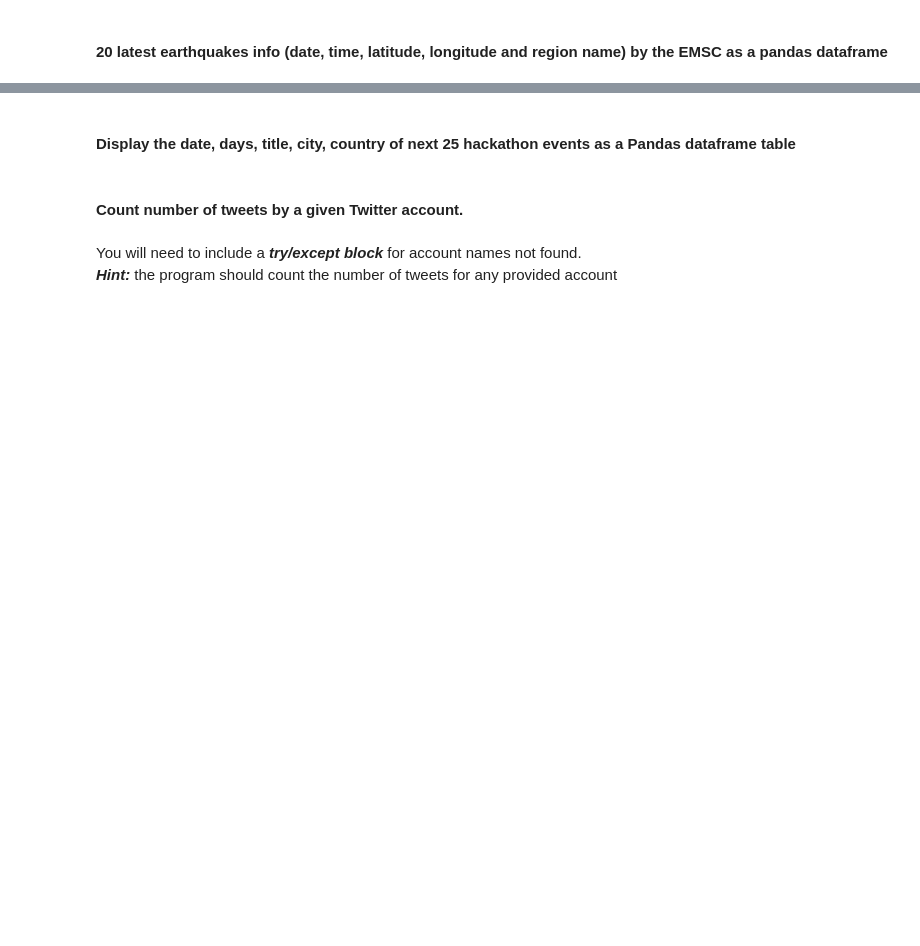
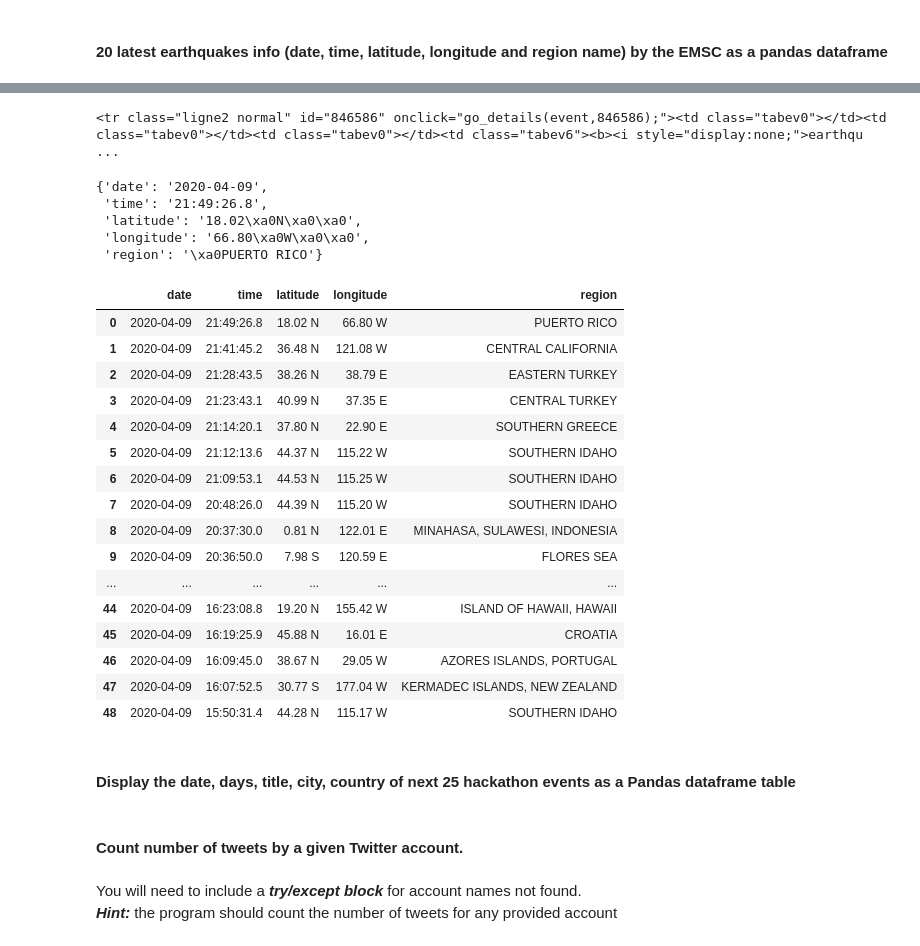
Before and after one commit to ironhack-datalabs/datamad0320, a Jupyter notebook: module-1/lab-web-scraping/your-code/main.ipynb, the cells around one changed output, grey strips where cells are left out. Drawn from its saved outputs; the diff is of its cells as text; code cells hidden in the pictures; blank space fills up the shorter version.

```diff
--- a/module-1/lab-web-scraping/your-code/main.ipynb
+++ b/module-1/lab-web-scraping/your-code/main.ipynb
@@ -127,4 +201,4 @@ url = 'https://www.fbi.gov/wanted/topten'
 ####  20 latest earthquakes info (date, time, latitude, longitude and region name) by the EMSC as a pandas dataframe
 # %%
 # This is the url you will scrape in this exercise
-url = 'https://www.emsc-csem.org/Earthquake/'
+url_Earth = 'https://www.emsc-csem.org/Earthquake/'
@@ -132,0 +205,5 @@ url = 'https://www.emsc-csem.org/Earthquake/'
+# %%
+res_earth= requests.get(url_Earth)
+soup_earth = BeautifulSoup(res_earth.text)
+earth = soup_earth.select("#tbody tr td.tabev1")
+earth[0].text
@@ -133,3 +225,50 @@ url = 'https://www.emsc-csem.org/Earthquake/'
+# %%
+earth3= soup_earth.find("tbody").find_all("tr")[1:]
+print(earth3[0])
+# %% [output]
+<tr class="ligne2 normal" id="846586" onclick="go_details(event,846586);"><td class="tabev0"></td><td class="tabev0"></td><td class="tabev0"></td><td class="tabev6"><b><i style="display:none;">earthqu ...
+# %%
+def terremotos(tag):
+    td6 = tag.select("td.tabev6")
+    td1 = tag.select("td.tabev1")
+    td2 = tag.select("td.tabev2")
+    tdr = tag.select("td.tb_region")
+    return {
+        "date" : td6[0].find("a").text.split()[0],
+        "time" : td6[0].find("a").text.split()[1],
+        "latitude" : td1[0].text + td2[0].text,
+        "longitude" : td1[1].text + td2[1].text,
+        "region" :  tdr[0].text
+    }
+terremotos(earth3[0])
+# %% [output]
+{'date': '2020-04-09',
+ 'time': '21:49:26.8',
+ 'latitude': '18.02\xa0N\xa0\xa0',
+ 'longitude': '66.80\xa0W\xa0\xa0',
+ 'region': '\xa0PUERTO RICO'}
+# %%
+terremotos_earth = list(map(terremotos,earth3))
+pd =pd.DataFrame(terremotos_earth)
+display(pd)
+# %% [output]
+|  | date | time | latitude | longitude | region |
+| 0 | 2020-04-09 | 21:49:26.8 | 18.02 N | 66.80 W | PUERTO RICO |
+| 1 | 2020-04-09 | 21:41:45.2 | 36.48 N | 121.08 W | CENTRAL CALIFORNIA |
+| 2 | 2020-04-09 | 21:28:43.5 | 38.26 N | 38.79 E | EASTERN TURKEY |
+| 3 | 2020-04-09 | 21:23:43.1 | 40.99 N | 37.35 E | CENTRAL TURKEY |
+| 4 | 2020-04-09 | 21:14:20.1 | 37.80 N | 22.90 E | SOUTHERN GREECE |
+| 5 | 2020-04-09 | 21:12:13.6 | 44.37 N | 115.22 W | SOUTHERN IDAHO |
+| 6 | 2020-04-09 | 21:09:53.1 | 44.53 N | 115.25 W | SOUTHERN IDAHO |
+| 7 | 2020-04-09 | 20:48:26.0 | 44.39 N | 115.20 W | SOUTHERN IDAHO |
+| 8 | 2020-04-09 | 20:37:30.0 | 0.81 N | 122.01 E | MINAHASA, SULAWESI, INDONESIA |
+| 9 | 2020-04-09 | 20:36:50.0 | 7.98 S | 120.59 E | FLORES SEA |
+| ... | ... | ... | ... | ... | ... |
+| 44 | 2020-04-09 | 16:23:08.8 | 19.20 N | 155.42 W | ISLAND OF HAWAII, HAWAII |
+| 45 | 2020-04-09 | 16:19:25.9 | 45.88 N | 16.01 E | CROATIA |
+| 46 | 2020-04-09 | 16:09:45.0 | 38.67 N | 29.05 W | AZORES ISLANDS, PORTUGAL |
+| 47 | 2020-04-09 | 16:07:52.5 | 30.77 S | 177.04 W | KERMADEC ISLANDS, NEW ZEALAND |
+| 48 | 2020-04-09 | 15:50:31.4 | 44.28 N | 115.17 W | SOUTHERN IDAHO |
 # %% [markdown]
 #### Display the date, days, title, city, country of next 25 hackathon events as a Pandas dataframe table
 # %%
```
Also changed, not shown: parts of 39 cells of this notebook.
